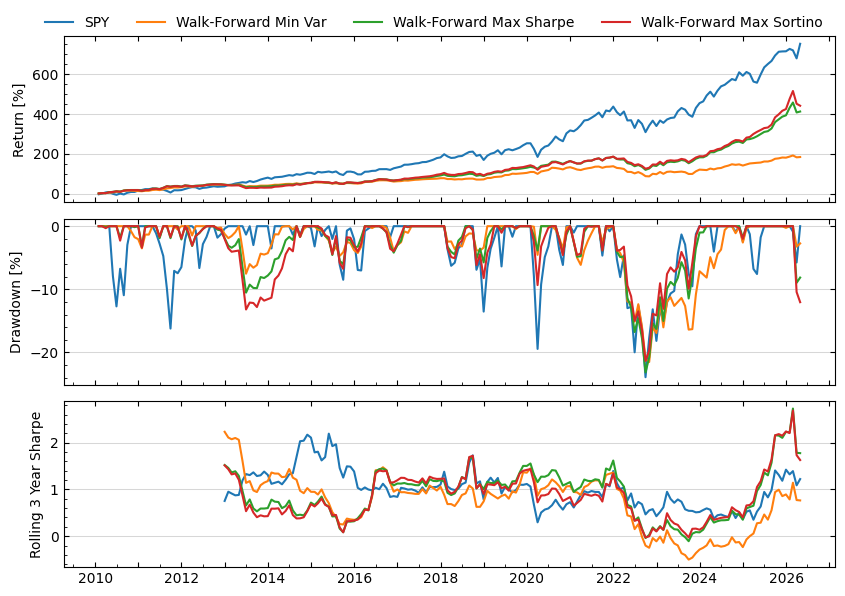
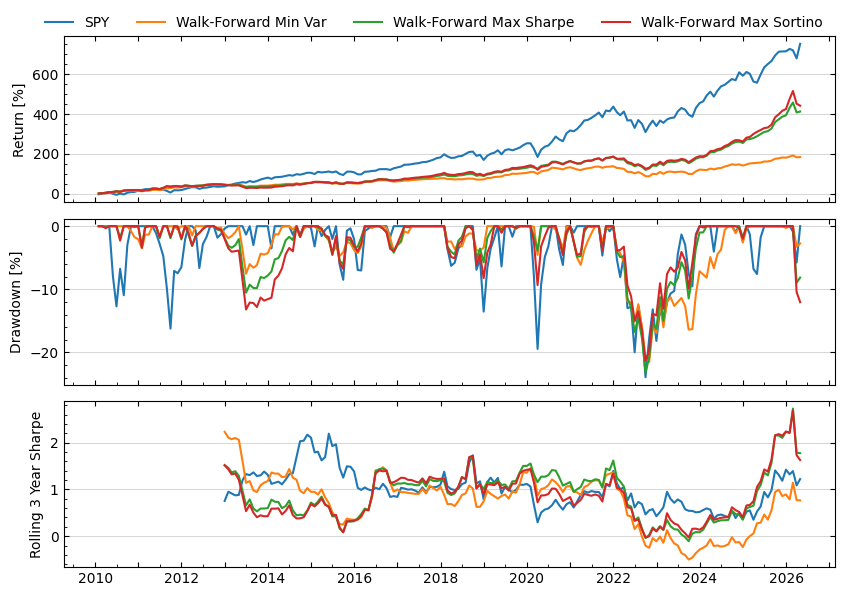
Code edit (unified diff) that turned the first committed figure into the second:
--- before
+++ after
@@ -14,3 +14,4 @@
 
 backtest_df = returns_monthly[['SPY']].join([wf_returns_gmv, wf_returns_sharpe, wf_returns_sortino]).dropna()
-_ = performance_report(backtest_df, risk_free_returns=rfr_monthly.loc[backtest_df.index])
+_, fig, _   = performance_report(backtest_df, risk_free_returns=rfr_monthly.loc[backtest_df.index])
+fig.savefig('./figures/backtest.png', dpi=80, bbox_inches='tight')

Commit: Updated README and saved portfolio optimization figures